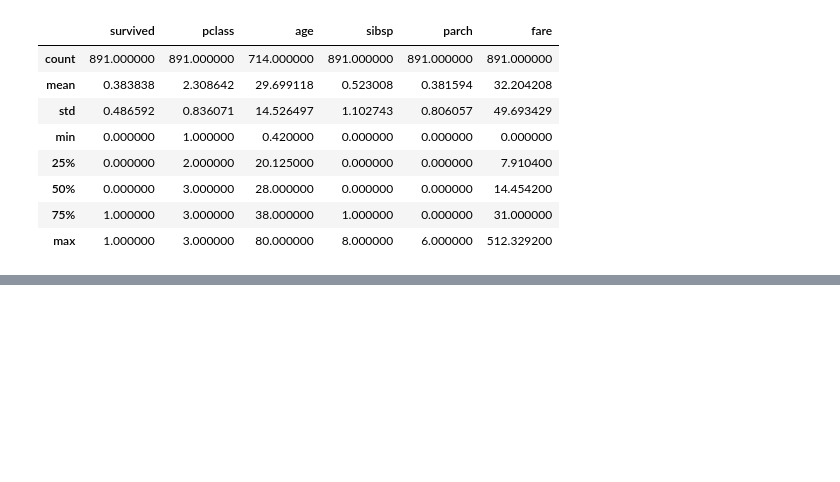
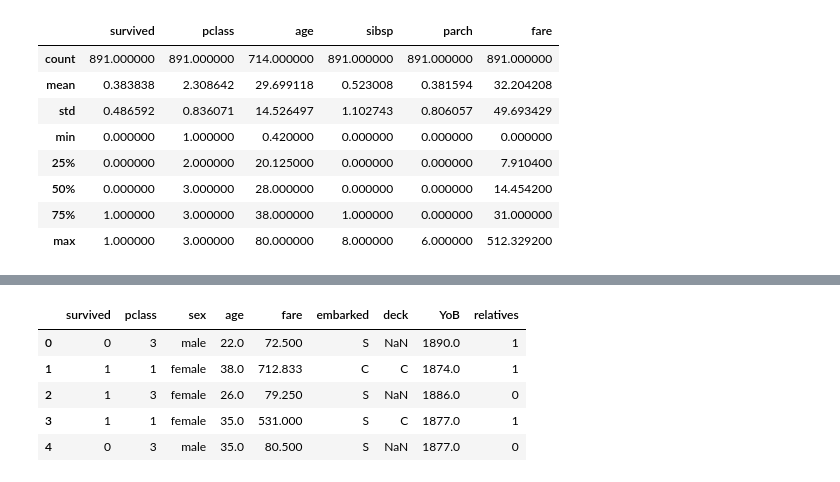
Before and after one commit to Jamal811/Data-Science, a Jupyter notebook: Data-Scince-Projectbase/12-Projects-Data Science course/pandas_Materials/Pandas_1.ipynb, the cells around one changed output, grey strips where cells are left out. Saved outputs shown, nothing was run; the diff lists cells and outputs as text; code cells hidden in the pictures; blank space fills up the shorter version.

```diff
--- a/Data-Scince-Projectbase/12-Projects-Data Science course/pandas_Materials/Pandas_1.ipynb
+++ b/Data-Scince-Projectbase/12-Projects-Data Science course/pandas_Materials/Pandas_1.ipynb
@@ -1901,0 +1993,11 @@ titanic.describe()
+# %%
+titanic.fare = titanic.fare*10
+# %%
+titanic.head()
+# %% [output]
+|  | survived | pclass | sex | age | fare | embarked | deck | YoB | relatives |
+| 0 | 0 | 3 | male | 22.0 | 72.500 | S | NaN | 1890.0 | 1 |
+| 1 | 1 | 1 | female | 38.0 | 712.833 | C | C | 1874.0 | 1 |
+| 2 | 1 | 3 | female | 26.0 | 79.250 | S | NaN | 1886.0 | 0 |
+| 3 | 1 | 1 | female | 35.0 | 531.000 | S | C | 1877.0 | 1 |
+| 4 | 0 | 3 | male | 35.0 | 80.500 | S | NaN | 1877.0 | 0 |
```
Also changed, not shown: parts of 12 cells of this notebook.
